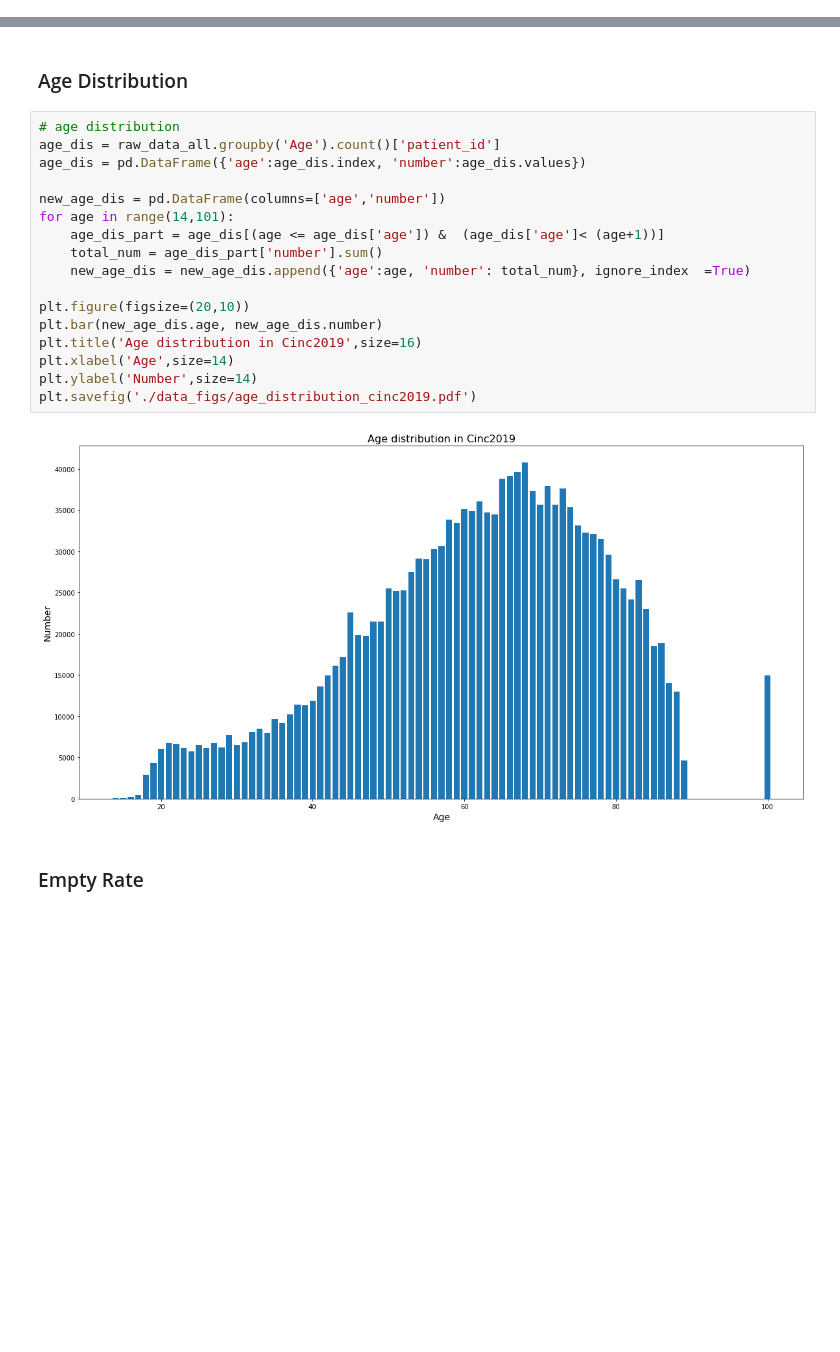
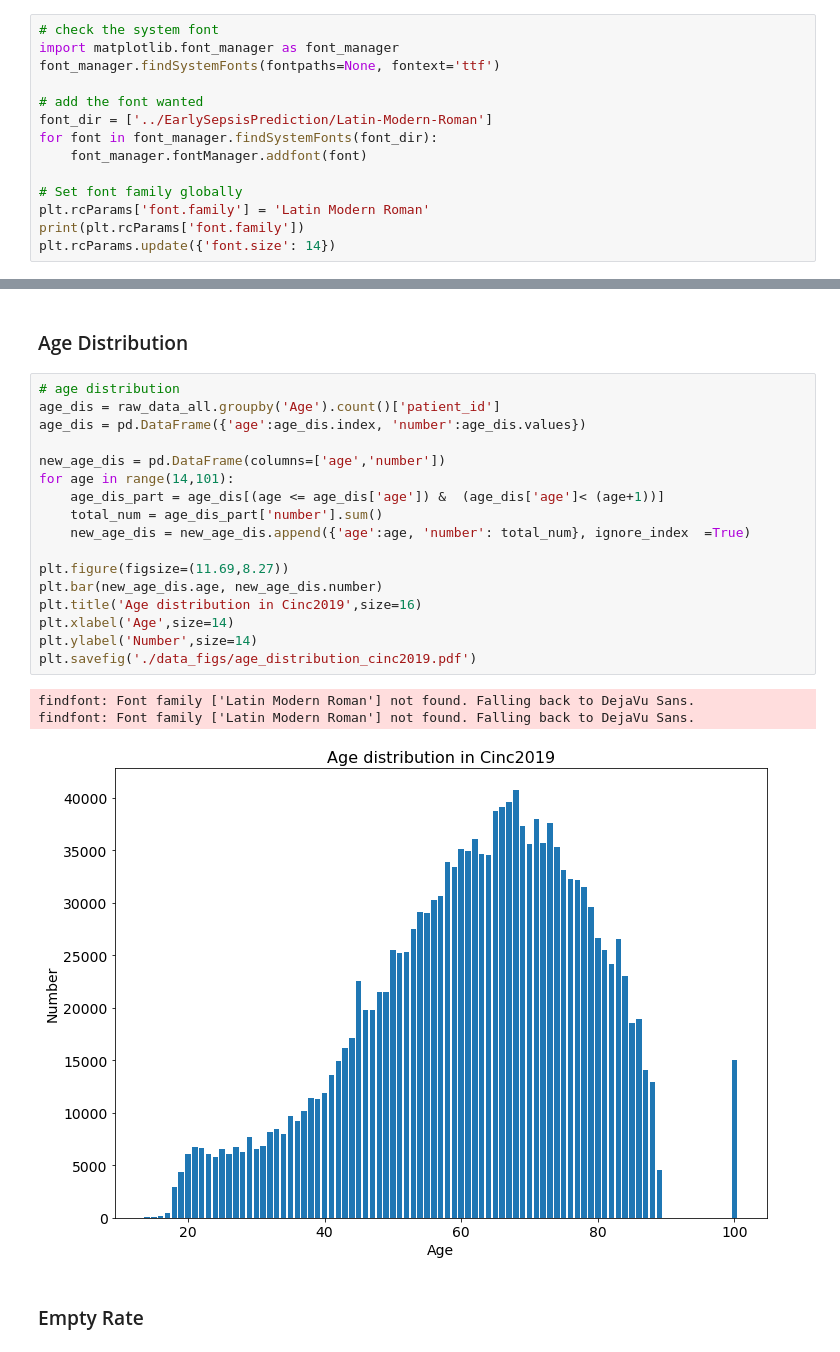
Before and after one commit to JJTheo96/EarlySepsisPrediction, a Jupyter notebook: models_adults/prepare_Cinc2019.ipynb, the cells around one changed output, grey strips where cells are left out. Cells and saved outputs as stored; diff of their text form; blank space fills up the shorter version.

Commit message:
modify font and image size

```diff
--- a/models_adults/prepare_Cinc2019.ipynb
+++ b/models_adults/prepare_Cinc2019.ipynb
@@ -14,3 +14,17 @@ import matplotlib.pyplot as plt
 import missingno as msno
 
 seed(1121)
+# %%
+# check the system font
+import matplotlib.font_manager as font_manager
+font_manager.findSystemFonts(fontpaths=None, fontext='ttf')
+
+# add the font wanted
+font_dir = ['../EarlySepsisPrediction/Latin-Modern-Roman']
+for font in font_manager.findSystemFonts(font_dir):
+    font_manager.fontManager.addfont(font)
+
+# Set font family globally
+plt.rcParams['font.family'] = 'Latin Modern Roman'
+print(plt.rcParams['font.family'])
+plt.rcParams.update({'font.size': 14})
@@ -479,22 +496,24 @@ plt.savefig('./data_figs/sepsis_label_distribution_cinc2019.pdf')
 # %%
 # age distribution
 age_dis = raw_data_all.groupby('Age').count()['patient_id']
 age_dis = pd.DataFrame({'age':age_dis.index, 'number':age_dis.values})
 
 new_age_dis = pd.DataFrame(columns=['age','number'])
 for age in range(14,101):
     age_dis_part = age_dis[(age <= age_dis['age']) &  (age_dis['age']< (age+1))]
     total_num = age_dis_part['number'].sum()
     new_age_dis = new_age_dis.append({'age':age, 'number': total_num}, ignore_index  =True)
 
-plt.figure(figsize=(20,10))
+plt.figure(figsize=(11.69,8.27))
 plt.bar(new_age_dis.age, new_age_dis.number)
 plt.title('Age distribution in Cinc2019',size=16)
 plt.xlabel('Age',size=14)
 plt.ylabel('Number',size=14)
 plt.savefig('./data_figs/age_distribution_cinc2019.pdf')
 # %% [output]
+findfont: Font family ['Latin Modern Roman'] not found. Falling back to DejaVu Sans.
+findfont: Font family ['Latin Modern Roman'] not found. Falling back to DejaVu Sans.
-[figure, old version]
+[figure, new version]
 # %% [markdown]
 ### Empty Rate
 # %%
```
Also changed, not shown: parts of 1 cell of this notebook, 1 other file.
